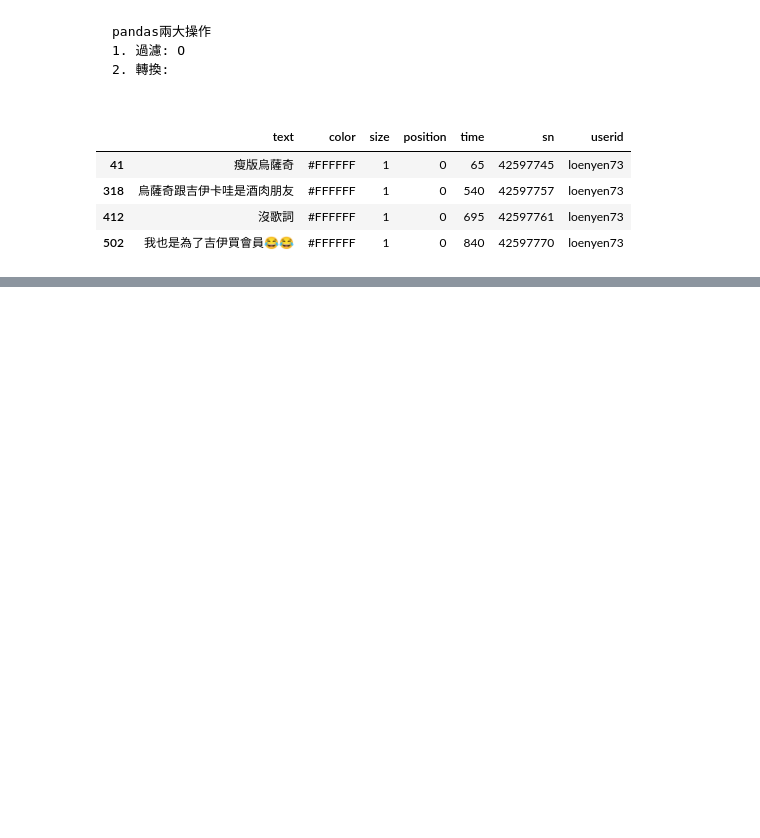
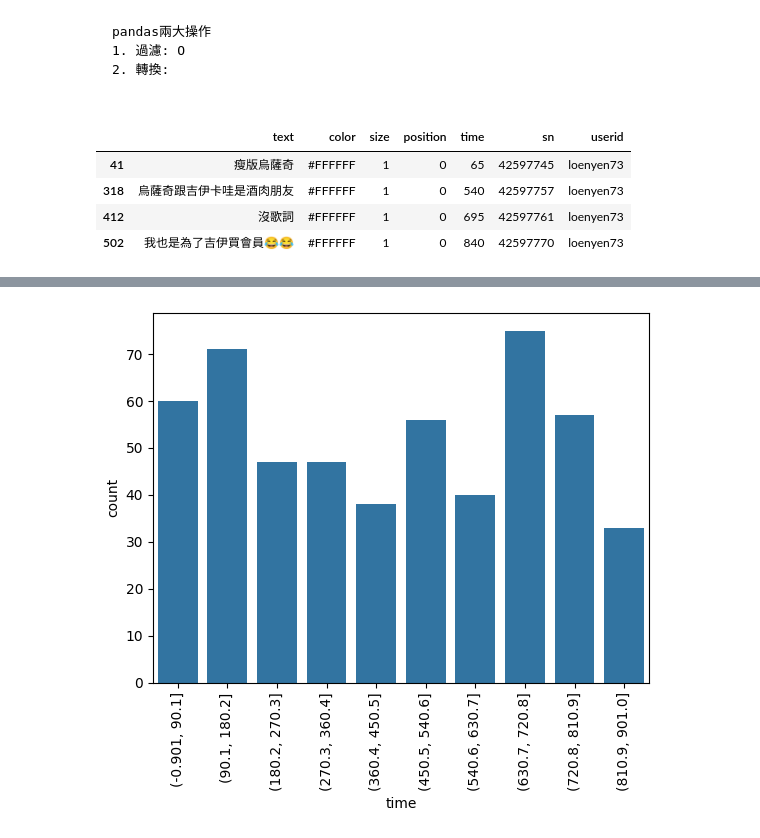
Before and after one commit to Elwing-Chou/tibame_night_20250825, a Jupyter notebook: tibame_20250908.ipynb, the cells around one changed output, grey strips where cells are left out. Drawn from its saved outputs; the diff is of its cells as text; code cells hidden in the pictures; blank space fills up the shorter version.

```diff
--- a/tibame_20250908.ipynb
+++ b/tibame_20250908.ipynb
@@ -57,0 +71,10 @@ df[fil]
+# %%
+import matplotlib.pyplot as plt
+import seaborn as sns
+
+c = pd.cut(df["time"], bins=10)
+sns.countplot(x=c)
+plt.xticks(rotation=90)
+plt.show()
+# %% [output]
+[figure, added]
```
Also changed, not shown: parts of 1 cell of this notebook.
